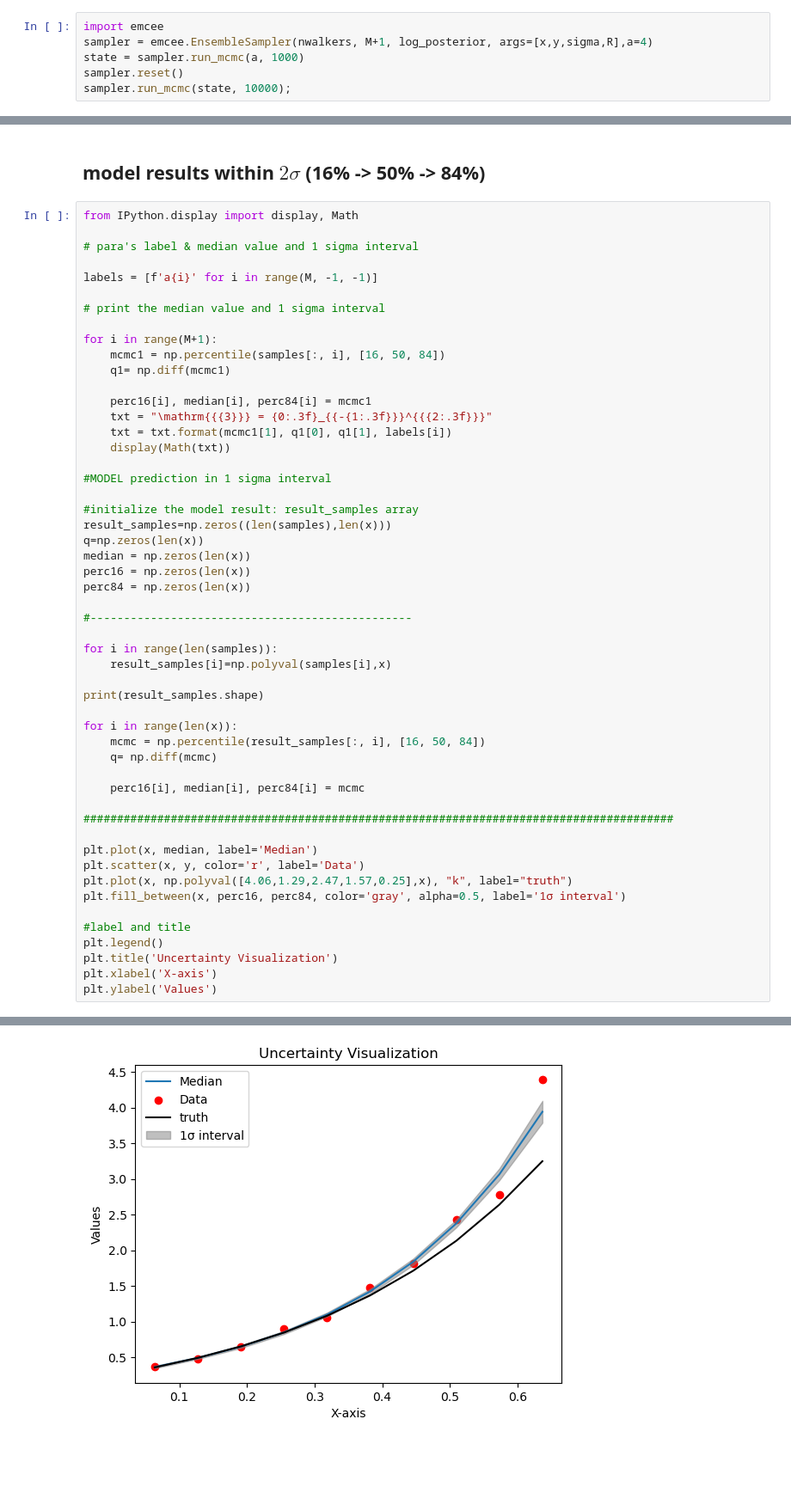
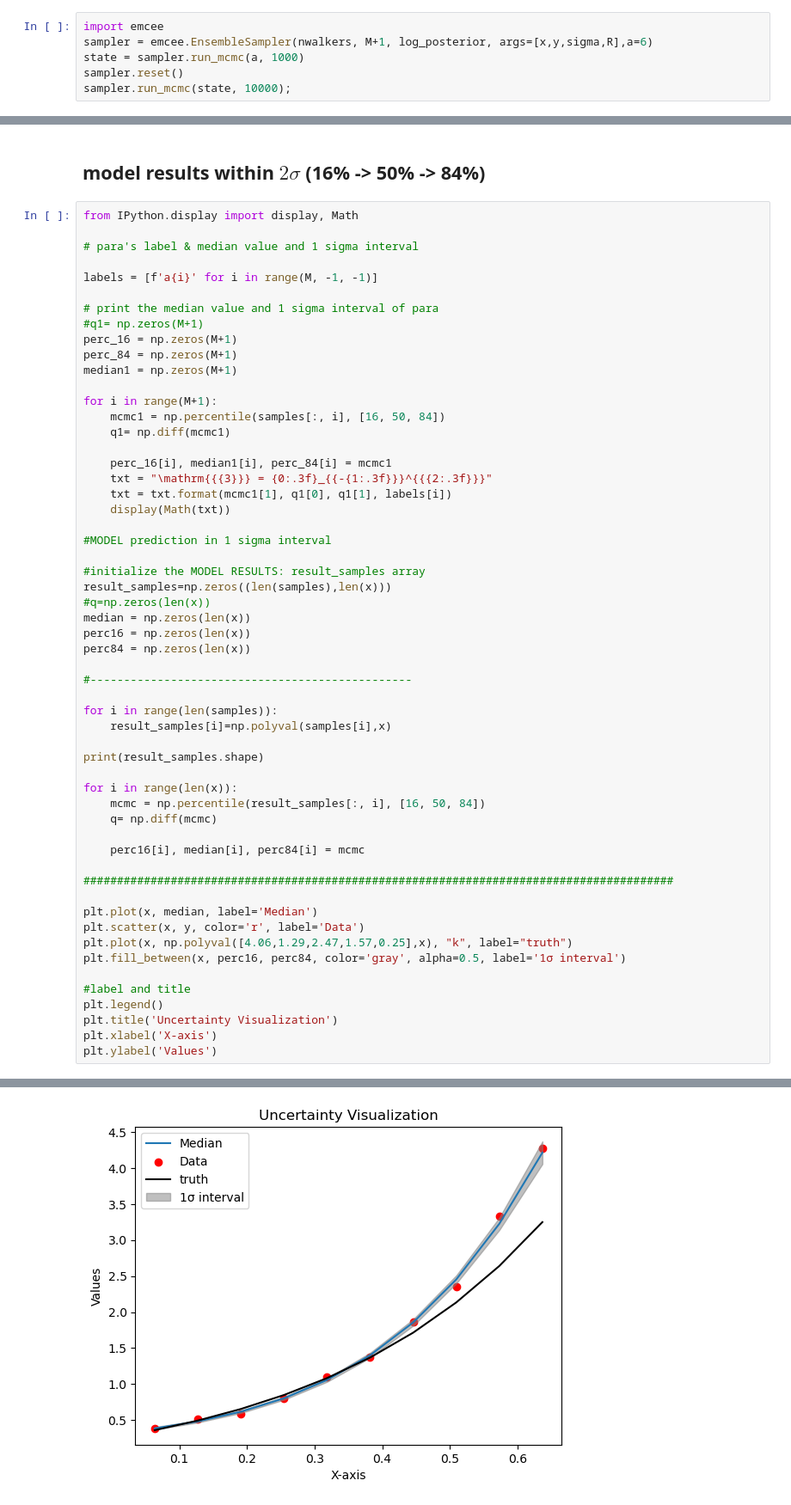
Before and after one commit to Duohereshui99/fit.test, a Jupyter notebook: Model/fit.ipynb, the cells around one changed output, grey strips where cells are left out. Shown at 86% size. Cells and saved outputs as stored; diff of their text form; blank space fills up the shorter version.

```diff
--- a/Model/fit.ipynb
+++ b/Model/fit.ipynb
@@ -100,7 +100,7 @@ with number of burn-in step being 1000 or other number restored in state
 then we formally start mcmc sampling
 # %%
 import emcee
-sampler = emcee.EnsembleSampler(nwalkers, M+1, log_posterior, args=[x,y,sigma,R],a=4)
+sampler = emcee.EnsembleSampler(nwalkers, M+1, log_posterior, args=[x,y,sigma,R],a=6)
 state = sampler.run_mcmc(a, 1000)
 sampler.reset()
 sampler.run_mcmc(state, 10000);
@@ -146,22 +146,26 @@ from IPython.display import display, Math
 
 labels = [f'a{i}' for i in range(M, -1, -1)]
 
-# print the median value and 1 sigma interval
+# print the median value and 1 sigma interval of para
+#q1= np.zeros(M+1)
+perc_16 = np.zeros(M+1)
+perc_84 = np.zeros(M+1)
+median1 = np.zeros(M+1)
 
 for i in range(M+1):
     mcmc1 = np.percentile(samples[:, i], [16, 50, 84])
     q1= np.diff(mcmc1)
 
-    perc16[i], median[i], perc84[i] = mcmc1
+    perc_16[i], median1[i], perc_84[i] = mcmc1
     txt = "\mathrm{{{3}}} = {0:.3f}_{{-{1:.3f}}}^{{{2:.3f}}}"
     txt = txt.format(mcmc1[1], q1[0], q1[1], labels[i])
     display(Math(txt))
 
 #MODEL prediction in 1 sigma interval
 
-#initialize the model result: result_samples array
+#initialize the MODEL RESULTS: result_samples array
 result_samples=np.zeros((len(samples),len(x)))
-q=np.zeros(len(x))
+#q=np.zeros(len(x))
 median = np.zeros(len(x))
 perc16 = np.zeros(len(x))
 perc84 = np.zeros(len(x))
@@ -201,6 +205,6 @@ $\displaystyle \mathrm{a0} = 0.258_{-0.044}^{0.043}$
 (320000, 10)
 Text(0, 0.5, 'Values')
-[figure, old version]
+[figure, new version]
 # %%
 print(
     "Mean acceptance fraction: {0:.3f}".format(
```
Also changed, not shown: parts of 5 cells of this notebook, 2 other files.
